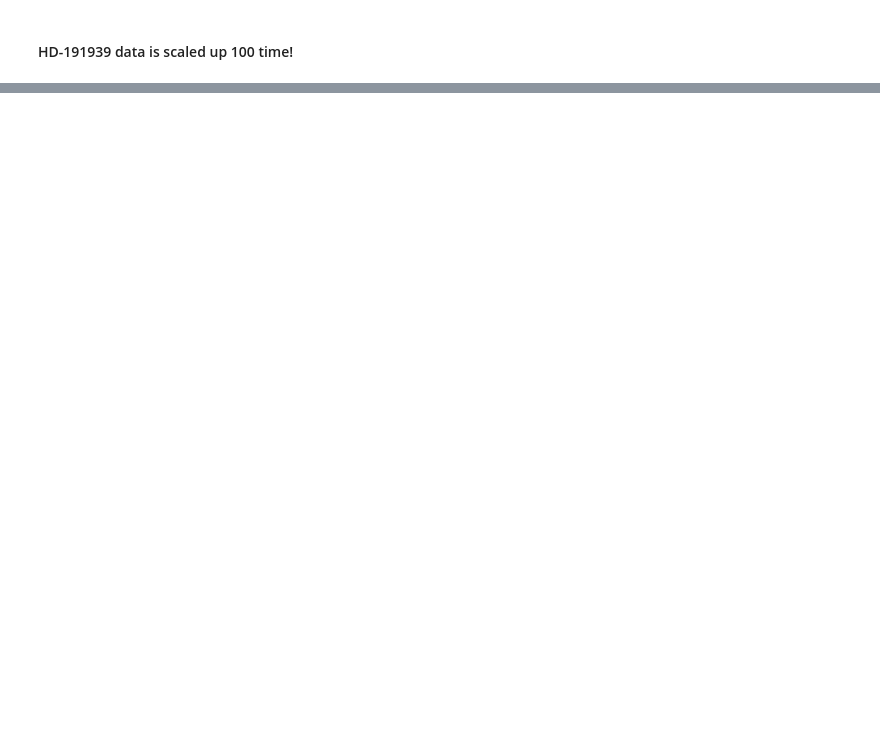
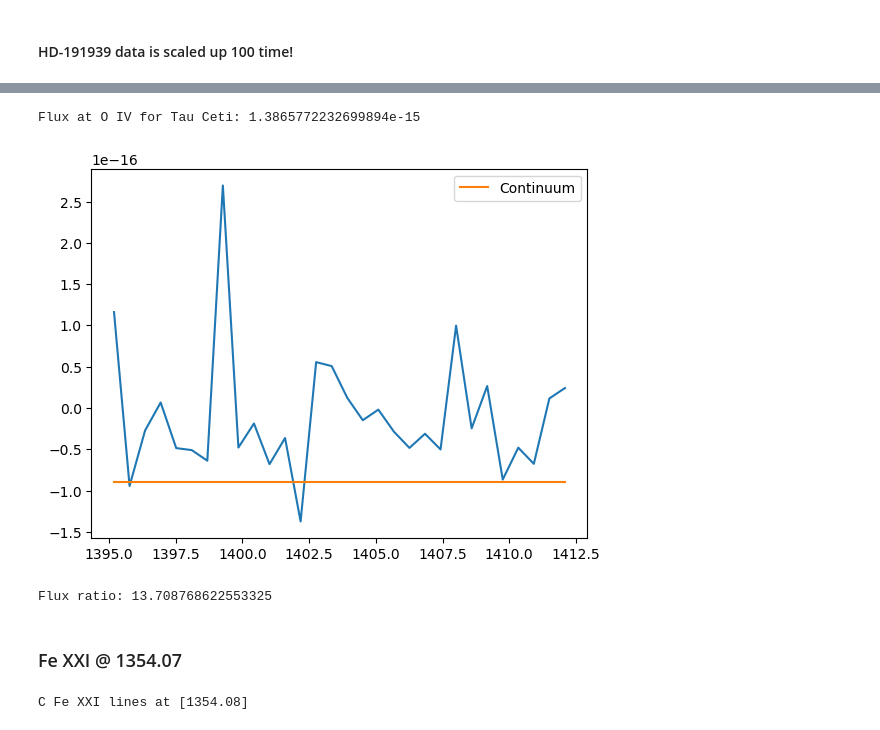
Before and after one commit to bellalongo/Star-Emission-Line-Flux, a Jupyter notebook: HD-191939/hd-191939_comparison.ipynb, the cells around one changed output, grey strips where cells are left out. Cells and saved outputs as stored; diff of their text form; code cells hidden in the pictures; blank space fills up the shorter version.

```diff
--- a/HD-191939/hd-191939_comparison.ipynb
+++ b/HD-191939/hd-191939_comparison.ipynb
@@ -199,0 +271,37 @@ Si II lines at [1260.417, 1264.737, 1265.001]
+# %%
+# HD-191939
+hd_peak_width = 5.0
+hd_oIV_mask = (hd_wavelength_data > oIV_lines[0] - hd_peak_width) & (hd_wavelength_data < oIV_lines[2] + hd_peak_width)
+
+# Calculate the continuum
+peak_width, peak_width_pixels, flux_range = peak_width_finder('L', hd_wavelength_data[hd_oIV_mask])
+continuum = [-0.9e-16 for _ in range(len(hd_wavelength_data[hd_oIV_mask]))]# hard coded
+
+# Calculate the flux
+w0,w1 = wavelength_edges(hd_wavelength_data[hd_oIV_mask])
+total_sumflux = np.sum(hd_flux_data[hd_oIV_mask]*(w1-w0))
+continuum_sumflux = np.sum(continuum*(w1-w0))
+hd_total_flux = total_sumflux - continuum_sumflux
+print(f'Flux at O IV for Tau Ceti: {hd_total_flux}')
+
+plt.plot(hd_wavelength_data[hd_oIV_mask], hd_flux_data[hd_oIV_mask])
+plt.plot(hd_wavelength_data[hd_oIV_mask], continuum, label = 'Continuum')
+plt.legend()
+plt.show()
+# %% [output]
+Flux at O IV for Tau Ceti: 1.3865772232699894e-15
+[figure, added]
+# %%
+# Ratio
+oIV_ratio = tc_total_flux/hd_total_flux
+print(f'Flux ratio: {oIV_ratio}')
+# %% [output]
+Flux ratio: 13.708768622553325
+# %% [markdown]
+### Fe XXI @ 1354.07
+# %%
+# O IV @ 1401.171 A
+feXXI_lines = grouped_rest_data['Fe XXI'][0]
+print(f'C Fe XXI lines at {feXXI_lines}')
+# %% [output]
+C Fe XXI lines at [1354.08]
```
Also changed, not shown: parts of 10 cells of this notebook.
